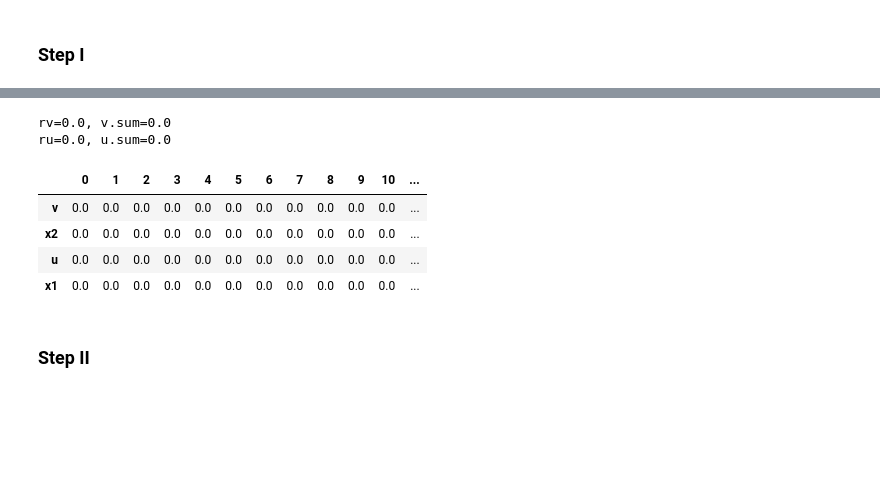
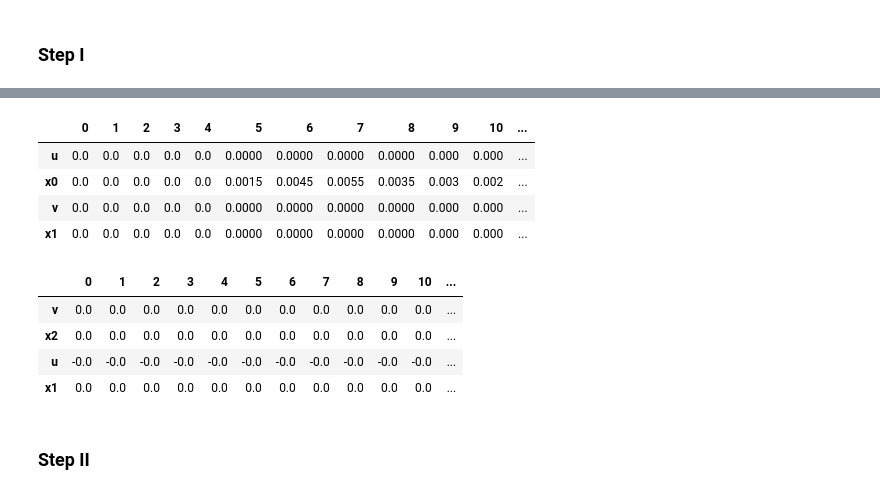
Before and after one commit to shebuxin/andes, a Jupyter notebook: jwang/notes2/ev_ssm2.ipynb, the cells around one changed output, grey strips where cells are left out. Drawn from its saved outputs; the diff is of its cells as text; code cells hidden in the pictures; blank space fills up the shorter version.

```diff
--- a/jwang/notes2/ev_ssm2.ipynb
+++ b/jwang/notes2/ev_ssm2.ipynb
@@ -1079,39 +1090,35 @@ rv=0.1414, v.sum=0.1414
-# %%
-# --- RegDn ---
-
-Pi = 0
-x = sse.x0.copy()
-
-rv = max(Pi, sse.Pc) / (sse.Pave * sse.ne)
-v = np.zeros(sse.Ns)
-for j in range(sse.Ns):
-    a = rv + np.sum(x[2*sse.Ns: 2*sse.Ns+j])
-    v[j] = max(min(a, 0), -1 * x[j+2*sse.Ns])
-
-ru = min(Pi-sse.Pc, 0) / (sse.Pave * sse.ne)
-u = np.zeros(sse.Ns)
-for j in range(sse.Ns):
-    a = ru - np.sum(v[0:j]) - np.sum(u[0:j-1])
-    u[j] = max(min(a, 0), -1 * x[j+sse.Ns])
-
-res = pd.DataFrame()
-res['v'] = v
-res['x2'] = x[40:60]
-res['u'] = u
-res['x1'] = x[20:40]
-
-print(f"rv={rv.round(4)}, v.sum={v.sum().round(4)}")
-print(f"ru={ru.round(4)}, u.sum={u.sum().round(4)}")
-
-res.T.round(4)
-# %% [output]
-rv=0.0, v.sum=0.0
-ru=0.0, u.sum=0.0
-|  | 0 | 1 | 2 | 3 | 4 | 5 | 6 | 7 | 8 | 9 | 10 | ... |
-| v | 0.0 | 0.0 | 0.0 | 0.0 | 0.0 | 0.0 | 0.0 | 0.0 | 0.0 | 0.0 | 0.0 | ... |
-| x2 | 0.0 | 0.0 | 0.0 | 0.0 | 0.0 | 0.0 | 0.0 | 0.0 | 0.0 | 0.0 | 0.0 | ... |
-| u | 0.0 | 0.0 | 0.0 | 0.0 | 0.0 | 0.0 | 0.0 | 0.0 | 0.0 | 0.0 | 0.0 | ... |
-| x1 | 0.0 | 0.0 | 0.0 | 0.0 | 0.0 | 0.0 | 0.0 | 0.0 | 0.0 | 0.0 | 0.0 | ... |
+# %%
+u, v = sse.g_ac(Pi=0.1)
+
+res = pd.DataFrame()
+res['u'] = u
+res['x0'] = sse.x0[0:20]
+res['v'] = v
+res['x1'] = sse.x0[20:40]
+
+res.T.round(4)
+# %% [output]
+|  | 0 | 1 | 2 | 3 | 4 | 5 | 6 | 7 | 8 | 9 | 10 | ... |
+| u | 0.0 | 0.0 | 0.0 | 0.0 | 0.0 | 0.0000 | 0.0000 | 0.0000 | 0.0000 | 0.000 | 0.000 | ... |
+| x0 | 0.0 | 0.0 | 0.0 | 0.0 | 0.0 | 0.0015 | 0.0045 | 0.0055 | 0.0035 | 0.003 | 0.002 | ... |
+| v | 0.0 | 0.0 | 0.0 | 0.0 | 0.0 | 0.0000 | 0.0000 | 0.0000 | 0.0000 | 0.000 | 0.000 | ... |
+| x1 | 0.0 | 0.0 | 0.0 | 0.0 | 0.0 | 0.0000 | 0.0000 | 0.0000 | 0.0000 | 0.000 | 0.000 | ... |
+# %%
+u, v = sse.g_ac(Pi=-12)
+
+res = pd.DataFrame()
+res['v'] = v
+res['x2'] = sse.x0[40:60]
+res['u'] = u
+res['x1'] = sse.x0[20:40]
+
+res.T.round(4)
+# %% [output]
+|  | 0 | 1 | 2 | 3 | 4 | 5 | 6 | 7 | 8 | 9 | 10 | ... |
+| v | 0.0 | 0.0 | 0.0 | 0.0 | 0.0 | 0.0 | 0.0 | 0.0 | 0.0 | 0.0 | 0.0 | ... |
+| x2 | 0.0 | 0.0 | 0.0 | 0.0 | 0.0 | 0.0 | 0.0 | 0.0 | 0.0 | 0.0 | 0.0 | ... |
+| u | -0.0 | -0.0 | -0.0 | -0.0 | -0.0 | -0.0 | -0.0 | -0.0 | -0.0 | -0.0 | -0.0 | ... |
+| x1 | 0.0 | 0.0 | 0.0 | 0.0 | 0.0 | 0.0 | 0.0 | 0.0 | 0.0 | 0.0 | 0.0 | ... |
 # %% [markdown]
 ### Step II
 # %% [markdown]
```
Also changed, not shown: parts of 3 cells of this notebook.
